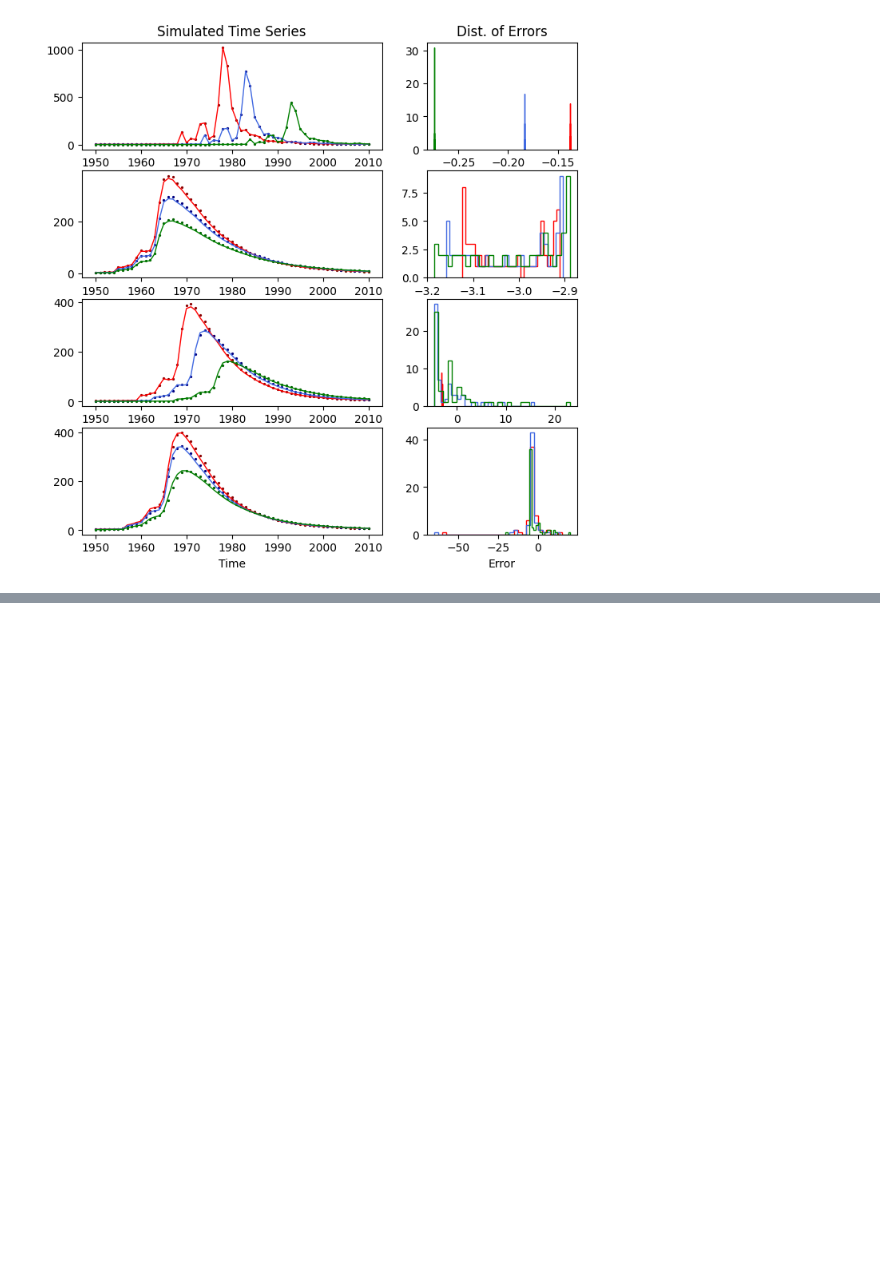
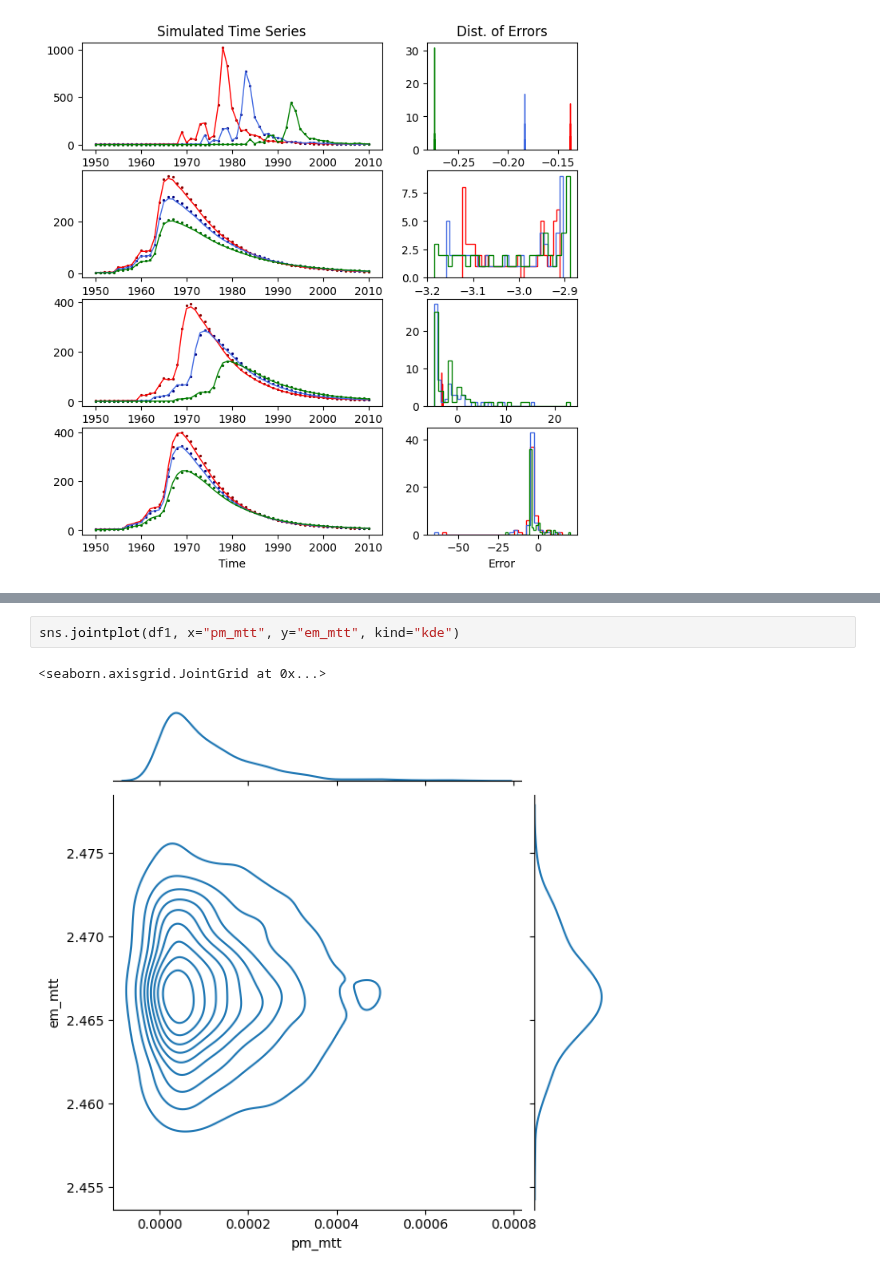
Before and after one commit to iGW-TU-Dresden/PyTracerLab, a Jupyter notebook: docs/examples/example_07.ipynb, the cells around one changed output, grey strips where cells are left out. Cells and saved outputs as stored; diff of their text form; blank space fills up the shorter version.

```diff
--- a/docs/examples/example_07.ipynb
+++ b/docs/examples/example_07.ipynb
@@ -758,0 +1027,5 @@ for i in range(4):
+# %%
+sns.jointplot(df1, x="pm_mtt", y="em_mtt", kind="kde")
+# %% [output]
+<seaborn.axisgrid.JointGrid at 0x...>
+[figure, added]
```
Also changed, not shown: parts of 15 cells of this notebook, 1 other file.
